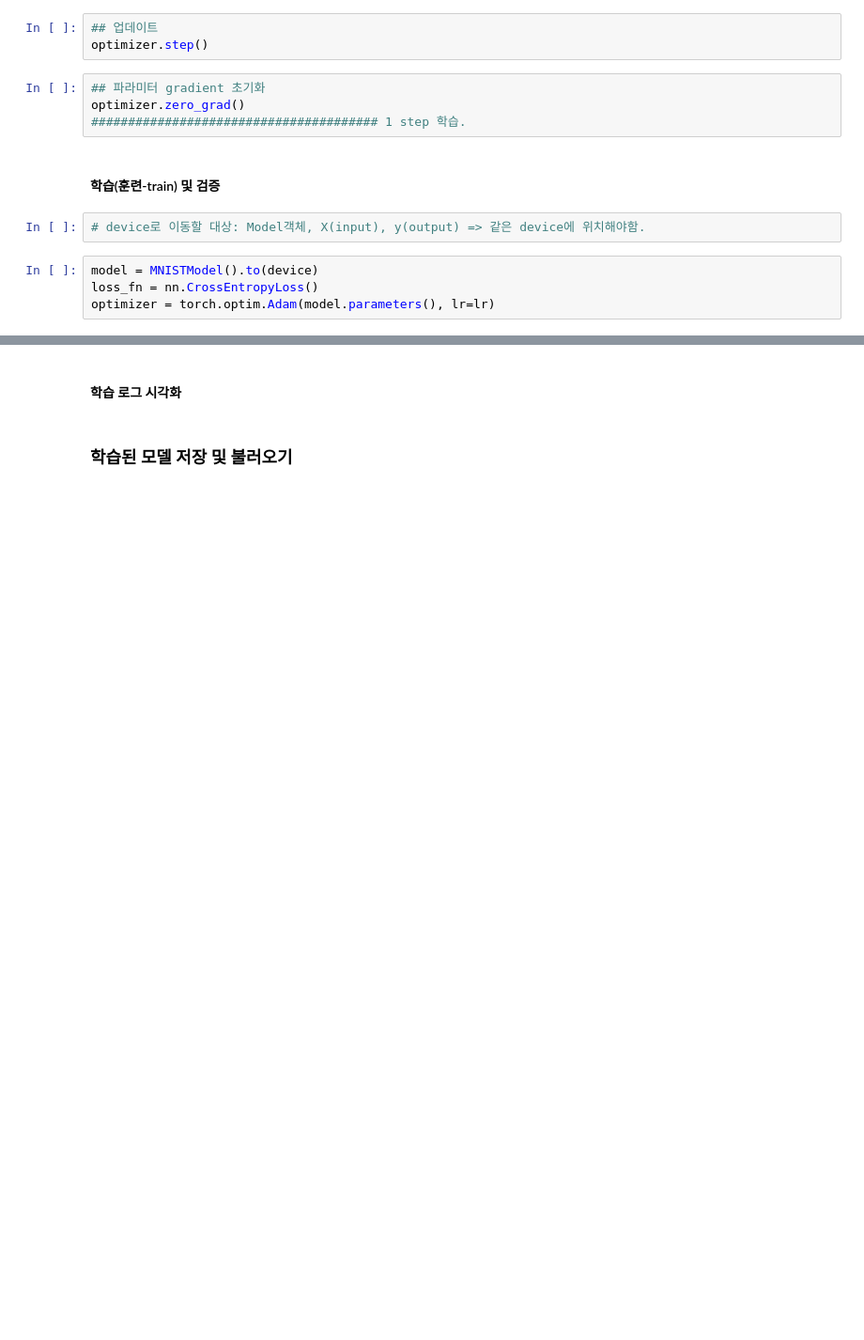
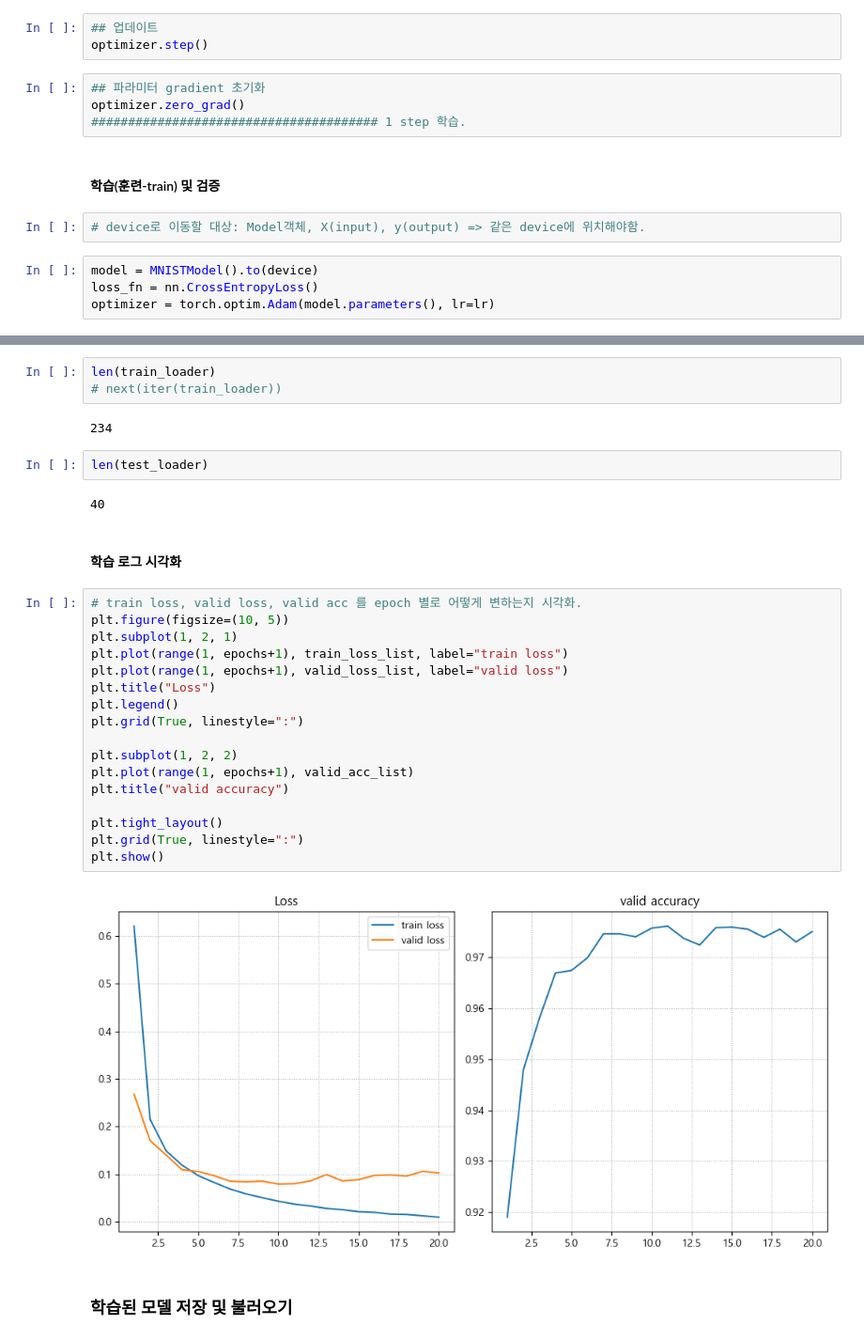
Before and after one commit to kgmyhGit/SKN06, a Jupyter notebook: 09_deeplearning_pytorch/04_첫번째 딥러닝-MLP 구현.ipynb, the cells around one changed output, grey strips where cells are left out. Shown at 94% size. Drawn from its saved outputs; the diff is of its cells as text; blank space fills up the shorter version.

```diff
--- a/09_deeplearning_pytorch/04_첫번째 딥러닝-MLP 구현.ipynb
+++ b/09_deeplearning_pytorch/04_첫번째 딥러닝-MLP 구현.ipynb
@@ -349,4 +412,32 @@ print('학습에 걸린 시간(초):', e-s)
+# %%
+len(train_loader)
+# next(iter(train_loader))
+# %% [output]
+234
+# %%
+len(test_loader)
+# %% [output]
+40
 # %% [markdown]
 #### 학습 로그 시각화
+# %%
+# train loss, valid loss, valid acc 를 epoch 별로 어떻게 변하는지 시각화.
+plt.figure(figsize=(10, 5))
+plt.subplot(1, 2, 1)
+plt.plot(range(1, epochs+1), train_loss_list, label="train loss")
+plt.plot(range(1, epochs+1), valid_loss_list, label="valid loss")
+plt.title("Loss")
+plt.legend()
+plt.grid(True, linestyle=":")
+
+plt.subplot(1, 2, 2)
+plt.plot(range(1, epochs+1), valid_acc_list)
+plt.title("valid accuracy")
+
+plt.tight_layout()
+plt.grid(True, linestyle=":")
+plt.show()
+# %% [output]
+[figure, added]
 # %% [markdown]
 ### 학습된 모델 저장 및 불러오기
```
Also changed, not shown: parts of 11 cells of this notebook, 1 other file.
